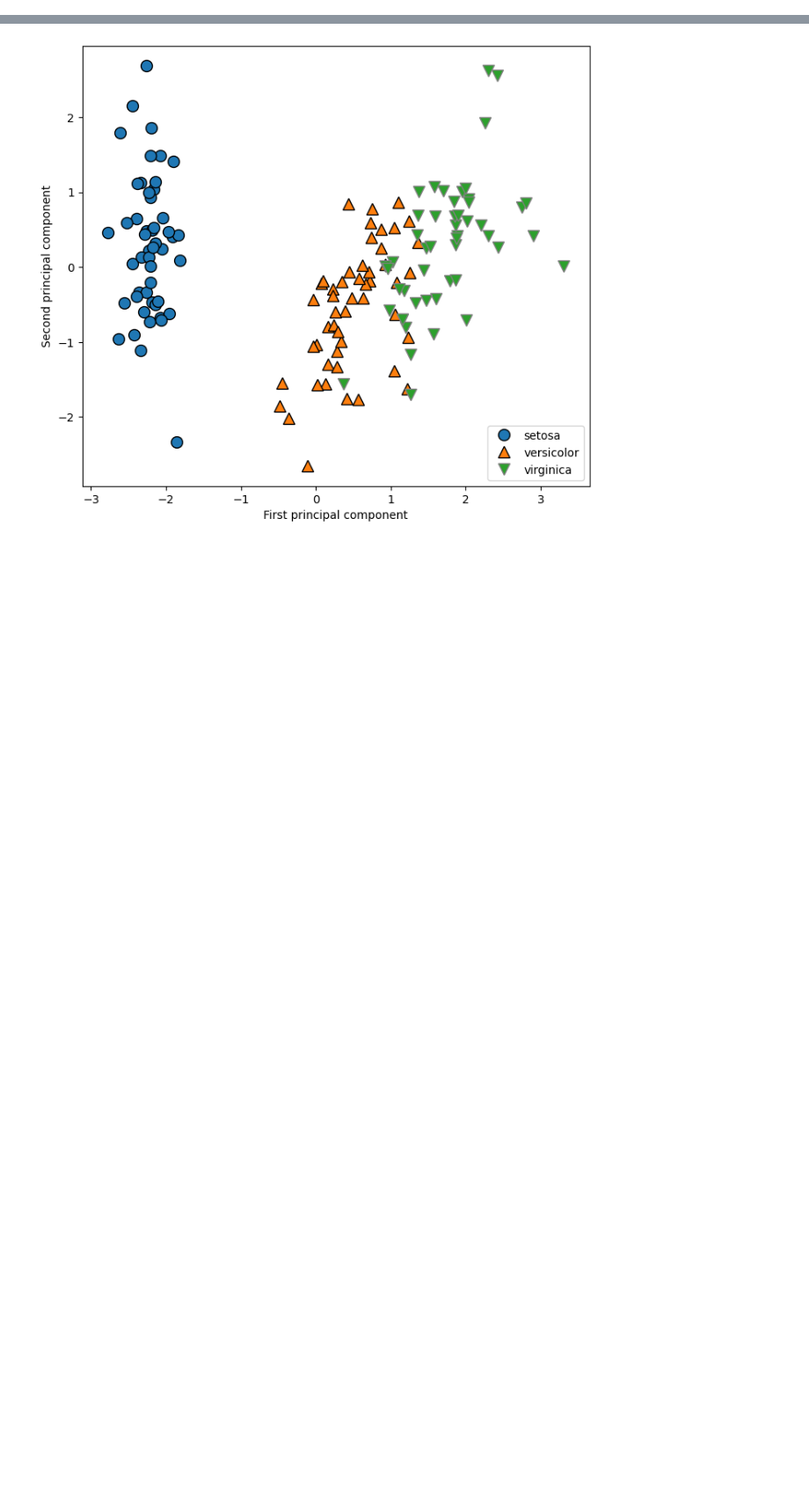
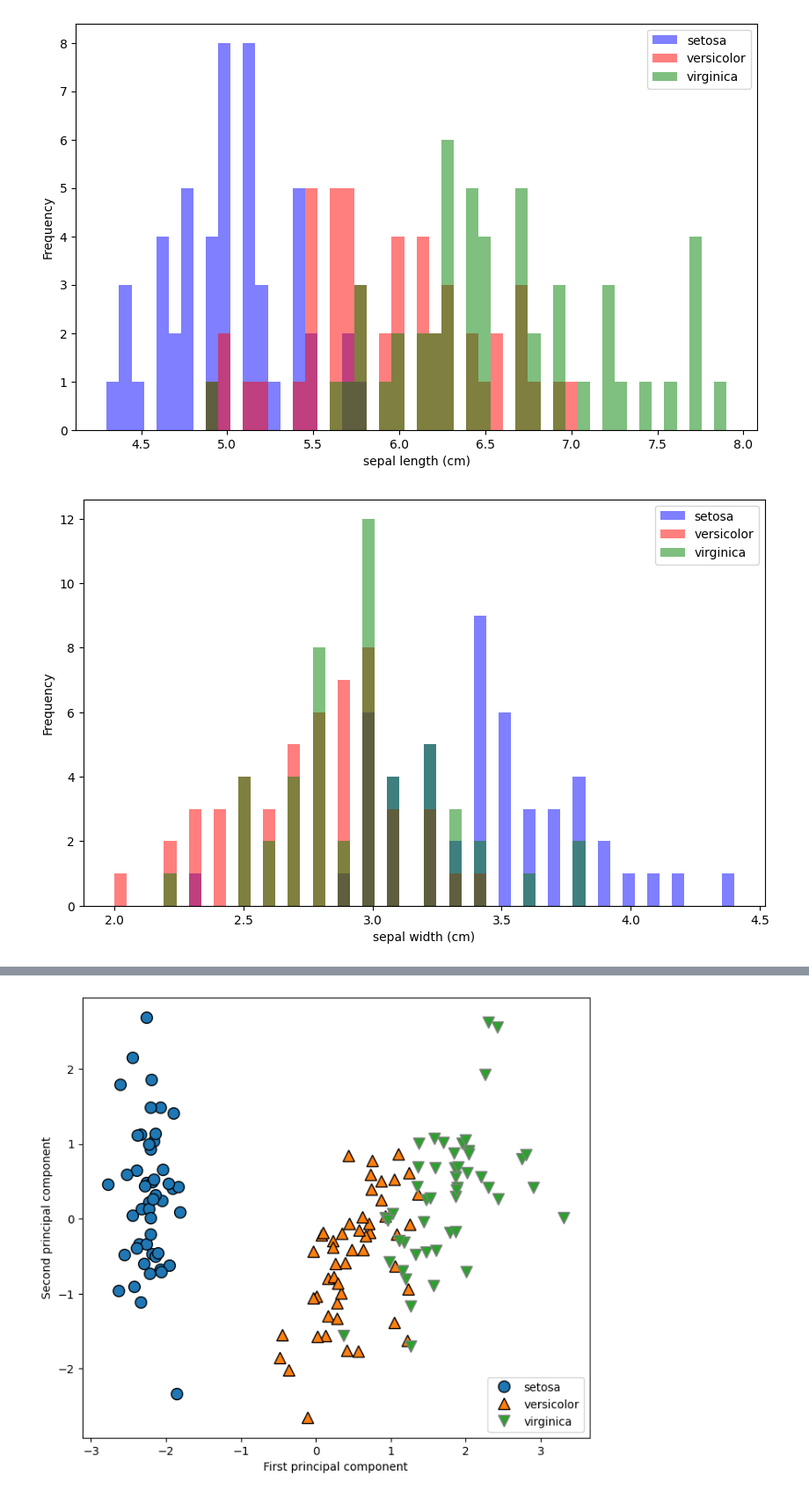
Before and after one commit to kanta-program-account/AnalyzeIris, a Jupyter notebook: Analyzeiris.ipynb, the cells around one changed output, grey strips where cells are left out. Shown at 88% size. Cells and saved outputs as stored; diff of their text form; code cells hidden in the pictures; blank space fills up the shorter version.

```diff
--- a/Analyzeiris.ipynb
+++ b/Analyzeiris.ipynb
@@ -33,0 +114,5 @@ iris = AnalyzeIris()
+# %%
+iris.PlotFeatureHistgram()
+# %% [output]
+[figure, added]
+[figure, added]
```
Also changed, not shown: parts of 19 cells of this notebook, 2 other files.
